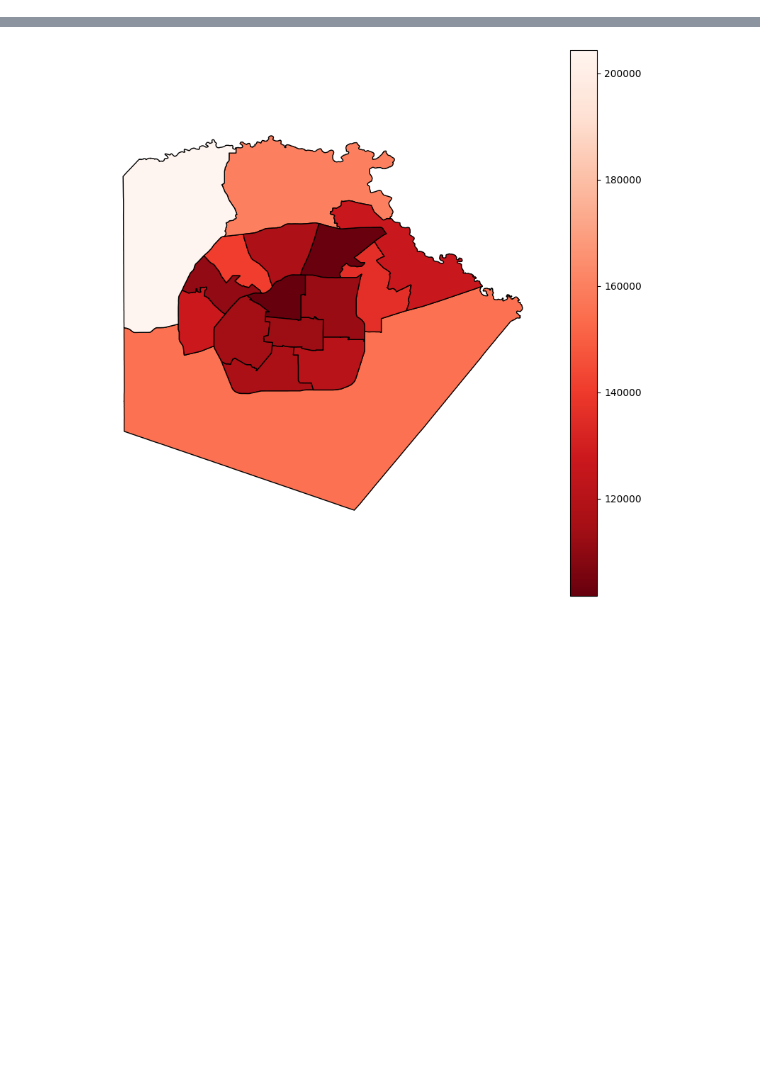
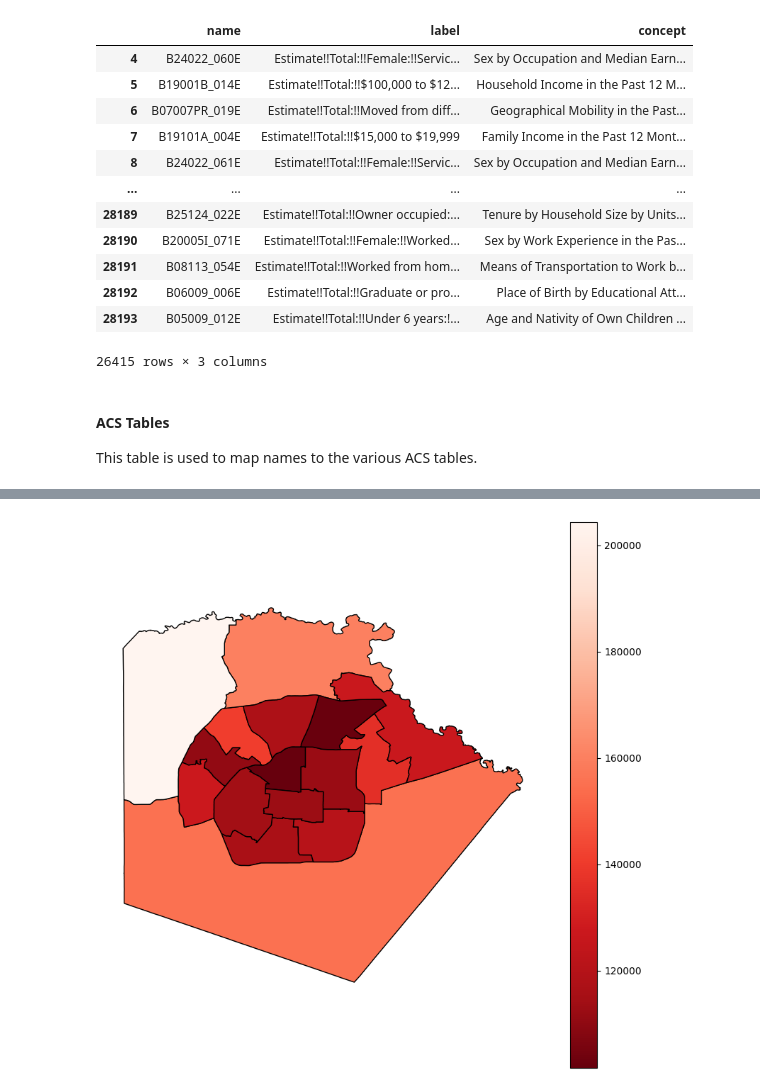
Before and after one commit to hector-torres/DemographicResearch, a Jupyter notebook: demographic_research__EDA.ipynb, the cells around one changed output, grey strips where cells are left out. Cells and saved outputs as stored; diff of their text form; code cells hidden in the pictures; blank space fills up the shorter version.

Commit message:
beginning to code EDA notebooks - geographic EDA notebook to isolate geographies and demographic research EDA notebook to conduct isolate variables

```diff
--- a/demographic_research__EDA.ipynb
+++ b/demographic_research__EDA.ipynb
@@ -10,8 +25,48 @@ ImportError: dlopen(/Users/hectortorres/PycharmProjects/pythonProject/test/venv/
 # %%
-# creates connection to local SQLite database
-databases_dirpath = os.path.join('data/databases')
-demographics_db_filepath = os.path.join(databases_dirpath, 'census_acs_1yr_2022.db')
+# imports crosswalk
+surveys = ['acsse', 'acs5']
+# creates dictionary to contain data for ACS 1yr and ACS 5yr data
+acs_data_dict = {}
 
-# creates connection to SQLite database
-# todo: fix connection
-sql_engine = sqlalchemy.create_engine('sqlite:///' + demographics_db_filepath)
+for survey in surveys:
+    crosswalk_df = pd.DataFrame()
+    headers = {'User-Agent': 'Mozilla/5.0 (Windows NT 6.1; WOW64) AppleWebKit/537.36 (KHTML, like Gecko) Chrome/56.0.2924.76 Safari/537.36'}
+    crosswalk_url = f'https://api.census.gov/data/{year}/acs/{survey}/variables/'
+
+    crosswalk_response = requests.get(crosswalk_url, headers=headers)
+    if crosswalk_response.status_code == 200:
+        crosswalk_df = pd.DataFrame(crosswalk_response.json())
+
+    acs_data_dict[f'{survey}_crosswalk_df'] = crosswalk_df
+
+    crosswalk_df = acs_data_dict[f'{survey}_crosswalk_df']
+    crosswalk_df.columns = crosswalk_df.iloc[0]
+    crosswalk_df = crosswalk_df[1:]
+
+    # removes rows not used to for naming columns locally
+    crosswalk_df = crosswalk_df[crosswalk_df['name'].str.startswith('K') | crosswalk_df['name'].str.startswith('B')]
+
+    if survey == 'acs5':
+        idx = crosswalk_df.index[crosswalk_df['name'] == 'BLKGRP']
+        crosswalk_df.drop(idx, inplace=True)
+
+    acs_data_dict[f'{survey}_crosswalk_df'] = crosswalk_df
+# %%
+acs_data_dict['acs5_crosswalk_df']
+# %% [output]
+|  | name | label | concept |
+| 4 | B24022_060E | Estimate!!Total:!!Female:!!Servic... | Sex by Occupation and Median Earn... |
+| 5 | B19001B_014E | Estimate!!Total:!!$100,000 to $12... | Household Income in the Past 12 M... |
+| 6 | B07007PR_019E | Estimate!!Total:!!Moved from diff... | Geographical Mobility in the Past... |
+| 7 | B19101A_004E | Estimate!!Total:!!$15,000 to $19,999 | Family Income in the Past 12 Mont... |
+| 8 | B24022_061E | Estimate!!Total:!!Female:!!Servic... | Sex by Occupation and Median Earn... |
+| ... | ... | ... | ... |
+| 28189 | B25124_022E | Estimate!!Total:!!Owner occupied:... | Tenure by Household Size by Units... |
+| 28190 | B20005I_071E | Estimate!!Total:!!Female:!!Worked... | Sex by Work Experience in the Pas... |
+| 28191 | B08113_054E | Estimate!!Total:!!Worked from hom... | Means of Transportation to Work b... |
+| 28192 | B06009_006E | Estimate!!Total:!!Graduate or pro... | Place of Birth by Educational Att... |
+| 28193 | B05009_012E | Estimate!!Total:!!Under 6 years:!... | Age and Nativity of Own Children ... |
+26415 rows × 3 columns
+# %% [markdown]
+#### ACS Tables
+This table is used to map names to the various ACS tables.
```
Also changed, not shown: parts of 10 cells of this notebook.
